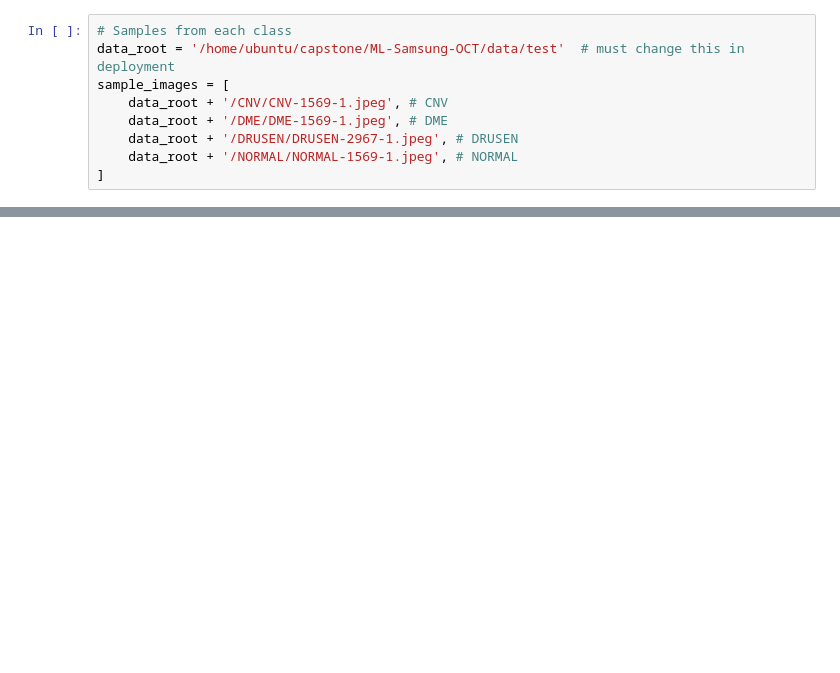
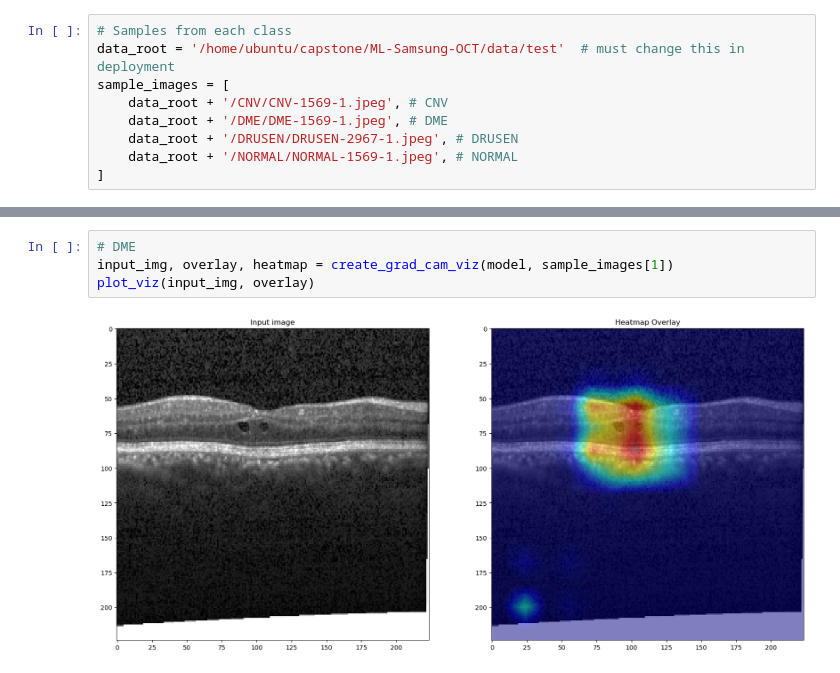
Before and after one commit to anilvangari2005/ML-Samsung-OCT, a Jupyter notebook: visualization.ipynb, the cells around one changed output, grey strips where cells are left out. Saved outputs shown, nothing was run; the diff lists cells and outputs as text; blank space fills up the shorter version.

```diff
--- a/visualization.ipynb
+++ b/visualization.ipynb
@@ -40,0 +45,6 @@ plot_viz(input_img, overlay, heatmap)
+# %%
+# DME
+input_img, overlay, heatmap = create_grad_cam_viz(model, sample_images[1])
+plot_viz(input_img, overlay)
+# %% [output]
+[figure, added]
```
Also changed, not shown: parts of 4 cells of this notebook, 1 other file.
